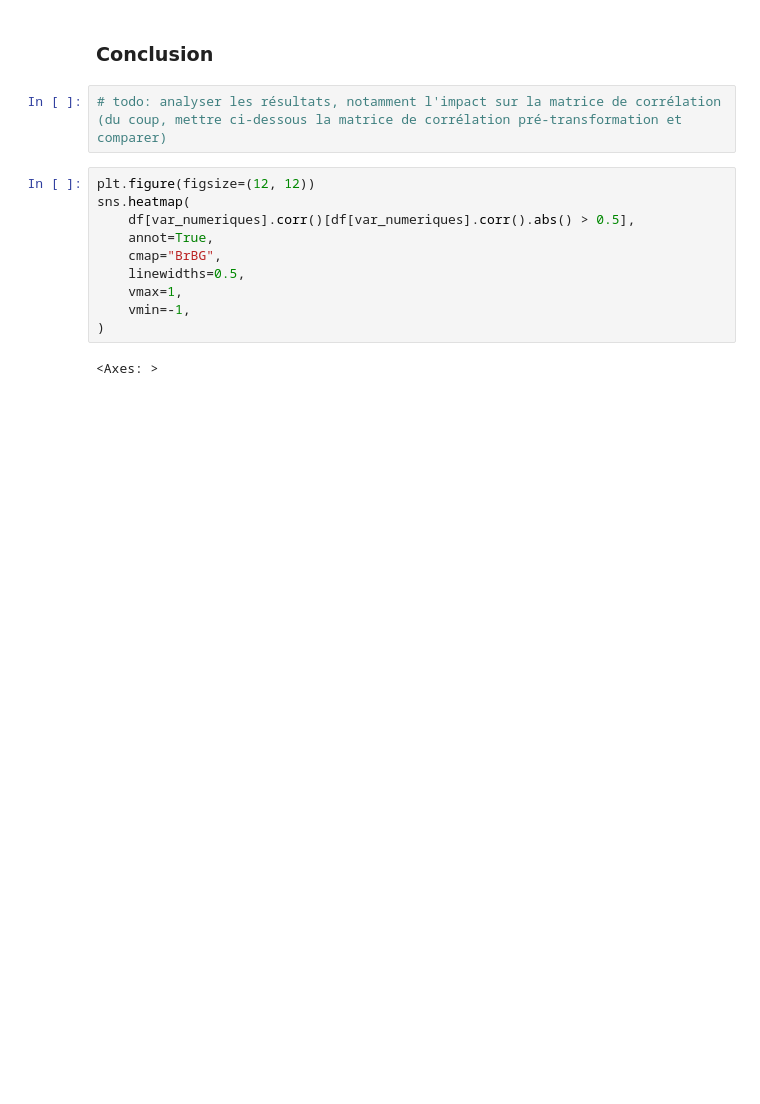
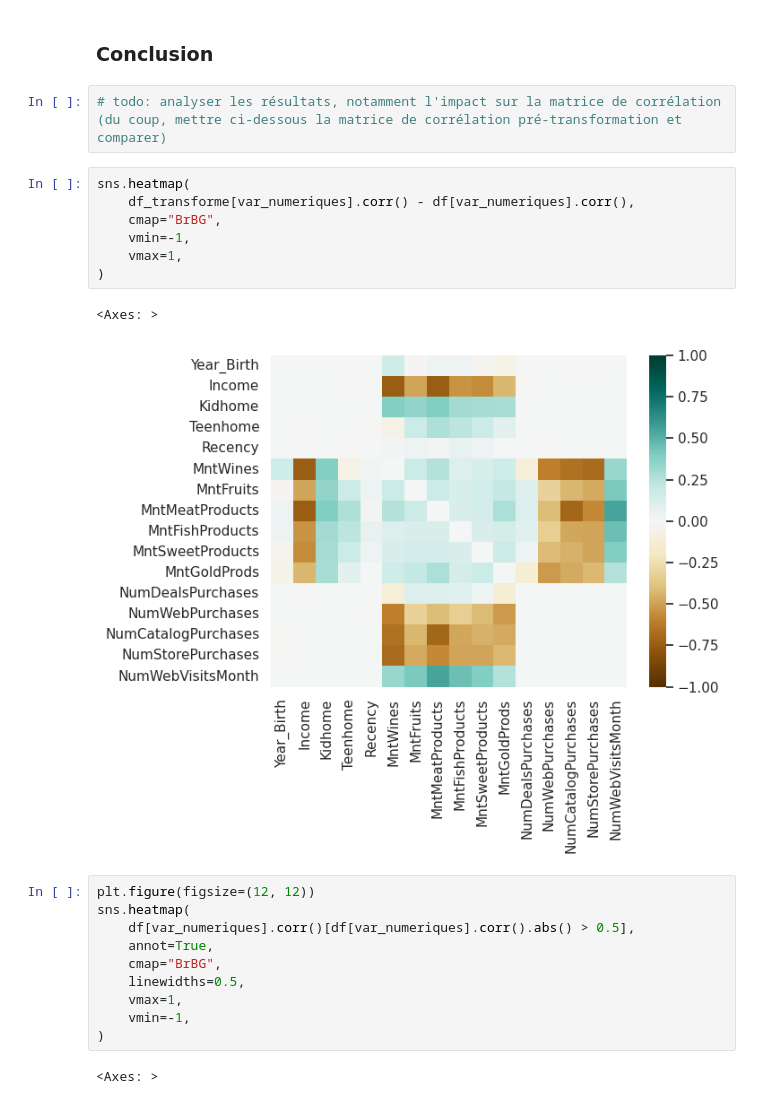
Before and after one commit to Ab2nour/customer-base-analysis, a Jupyter notebook: presentation.ipynb, the cells around one changed output. Drawn from its saved outputs; the diff is of its cells as text; blank space fills up the shorter version.

```diff
--- a/presentation.ipynb
+++ b/presentation.ipynb
@@ -701,6 +632,16 @@ plt.show()
 ### Conclusion
 # %%
 # todo: analyser les résultats, notamment l'impact sur la matrice de corrélation (du coup, mettre ci-dessous la matrice de corrélation pré-transformation et comparer)
+# %%
+sns.heatmap(
+    df_transforme[var_numeriques].corr() - df[var_numeriques].corr(),
+    cmap="BrBG",
+    vmin=-1,
+    vmax=1,
+)
+# %% [output]
+<Axes: >
+[figure, added]
 # %%
 plt.figure(figsize=(12, 12))
 sns.heatmap(
```
Also changed, not shown: parts of 13 cells of this notebook.
